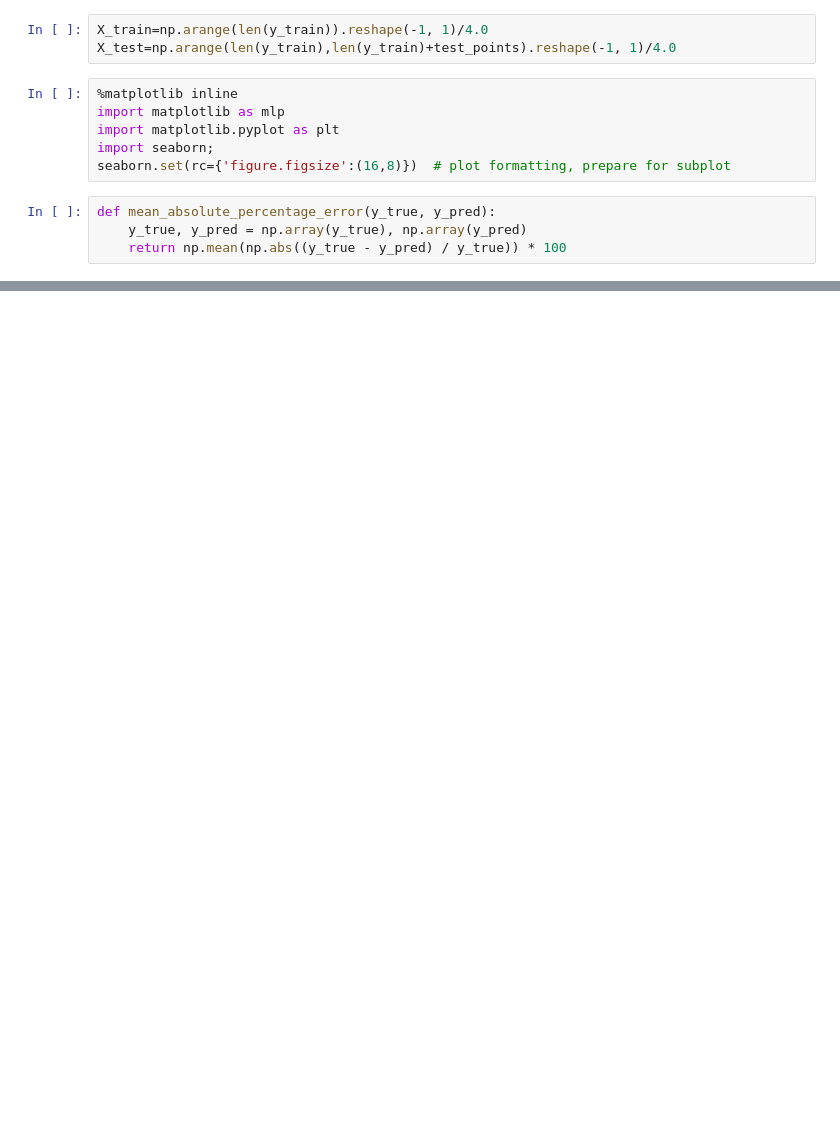
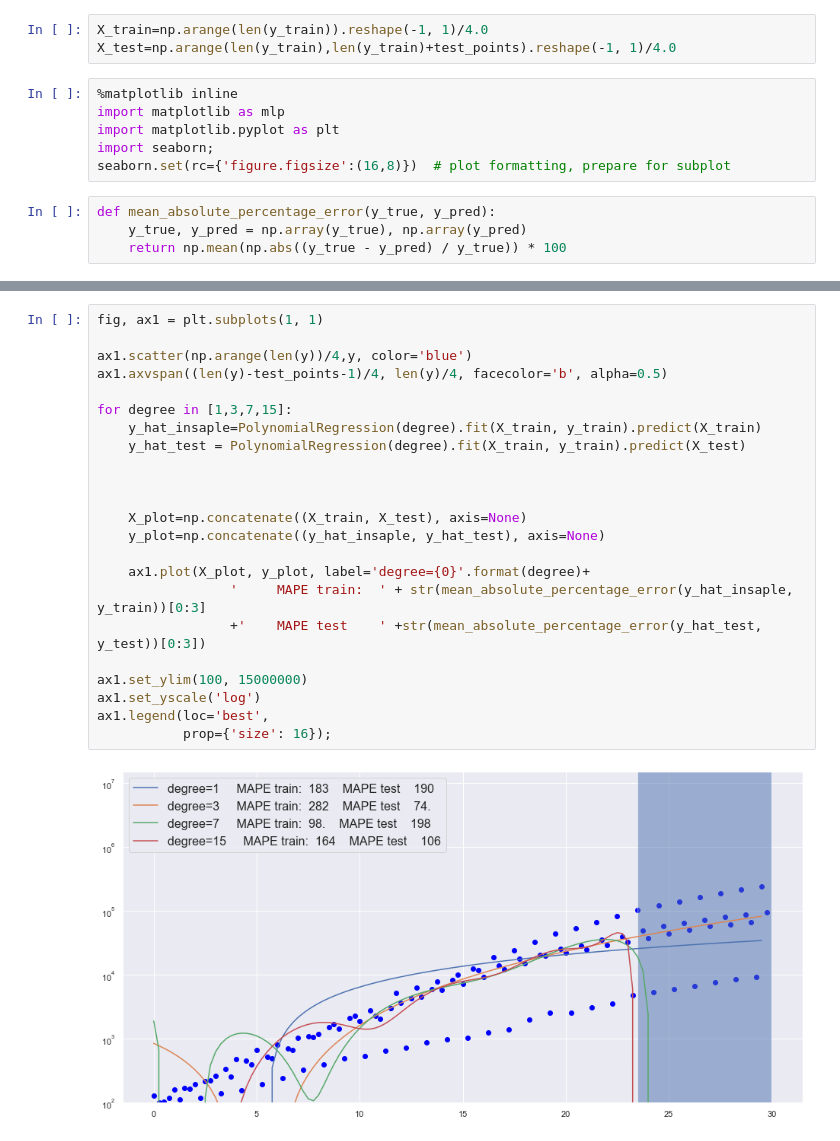
Before and after one commit to sjeevanandam/EDS_COVID_2020, a Jupyter notebook: eds_covid/notebooks/Overfitting.ipynb, the cells around one changed output, grey strips where cells are left out. Drawn from its saved outputs; the diff is of its cells as text; blank space fills up the shorter version.

```diff
--- a/eds_covid/notebooks/Overfitting.ipynb
+++ b/eds_covid/notebooks/Overfitting.ipynb
@@ -174,0 +188,25 @@ ax1.set_yscale('linear')
+# %%
+fig, ax1 = plt.subplots(1, 1)
+
+ax1.scatter(np.arange(len(y))/4,y, color='blue')
+ax1.axvspan((len(y)-test_points-1)/4, len(y)/4, facecolor='b', alpha=0.5)
+
+for degree in [1,3,7,15]:
+    y_hat_insaple=PolynomialRegression(degree).fit(X_train, y_train).predict(X_train)
+    y_hat_test = PolynomialRegression(degree).fit(X_train, y_train).predict(X_test)
+
+
+
+    X_plot=np.concatenate((X_train, X_test), axis=None)
+    y_plot=np.concatenate((y_hat_insaple, y_hat_test), axis=None)
+
+    ax1.plot(X_plot, y_plot, label='degree={0}'.format(degree)+
+                 '     MAPE train:  ' + str(mean_absolute_percentage_error(y_hat_insaple, y_train))[0:3]
+                 +'    MAPE test    ' +str(mean_absolute_percentage_error(y_hat_test, y_test))[0:3])
+
+ax1.set_ylim(100, 15000000)
+ax1.set_yscale('log')
+ax1.legend(loc='best',
+           prop={'size': 16});
+# %% [output]
+[figure, added]
```
Also changed, not shown: parts of 5 cells of this notebook, 6 other files.
